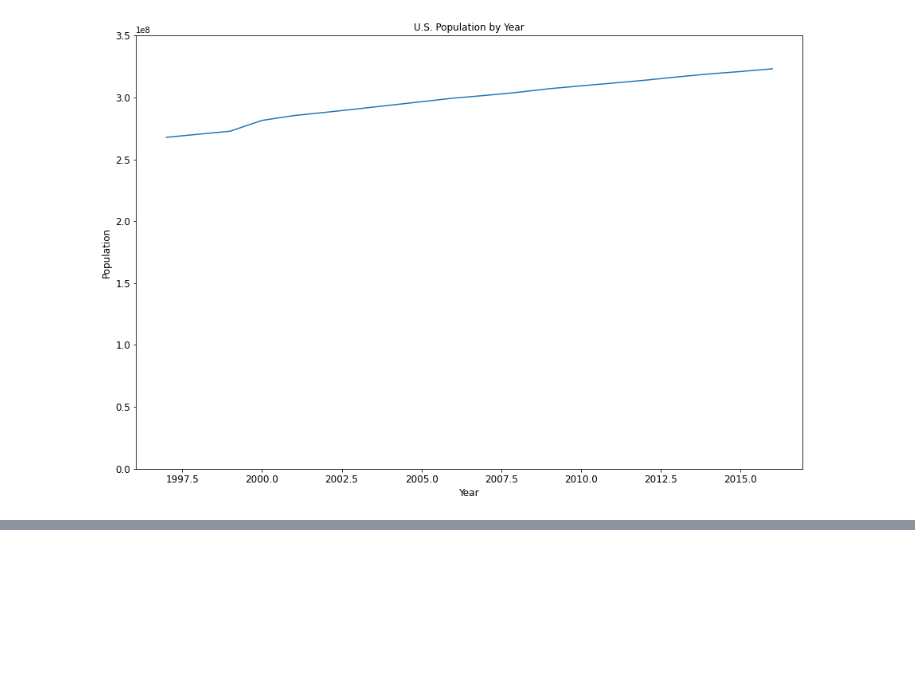
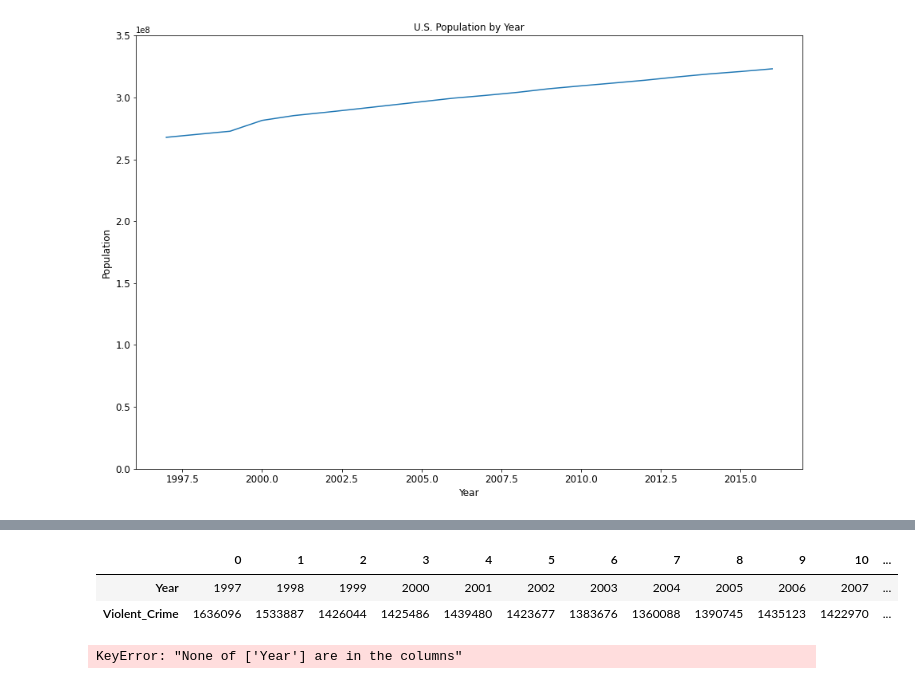
Before and after one commit to acfthomson/Practice, a Jupyter notebook: FBI_Crime_Stats/FBI_Crime_Data.ipynb, the cells around one changed output, grey strips where cells are left out. Saved outputs shown, nothing was run; the diff lists cells and outputs as text; code cells hidden in the pictures; blank space fills up the shorter version.

Commit message:
working on violent crime data

```diff
--- a/FBI_Crime_Stats/FBI_Crime_Data.ipynb
+++ b/FBI_Crime_Stats/FBI_Crime_Data.ipynb
@@ -140,0 +159,16 @@ ax.set_ylim(0, 350000000)
+# %%
+# Create DF for year, population, and violent crime
+# crime_df.set_index("Year", inplace=True)
+violent_crime_df = pd.DataFrame([crime_df.Year, crime_df.Violent_Crime])
+violent_crime_df
+# %% [output]
+|  | 0 | 1 | 2 | 3 | 4 | 5 | 6 | 7 | 8 | 9 | 10 | ... |
+| Year | 1997 | 1998 | 1999 | 2000 | 2001 | 2002 | 2003 | 2004 | 2005 | 2006 | 2007 | ... |
+| Violent_Crime | 1636096 | 1533887 | 1426044 | 1425486 | 1439480 | 1423677 | 1383676 | 1360088 | 1390745 | 1435123 | 1422970 | ... |
+# %%
+# Set year as the index
+# This is needed to have the year labels display across the x-axis
+# If this isn't done, then the current index, 0-19, will display across the x-axis
+violent_crime_df.set_index('Year', inplace=True)
+# %% [output]
+KeyError: "None of ['Year'] are in the columns"
```
Also changed, not shown: parts of 9 cells of this notebook, 1 other file.
